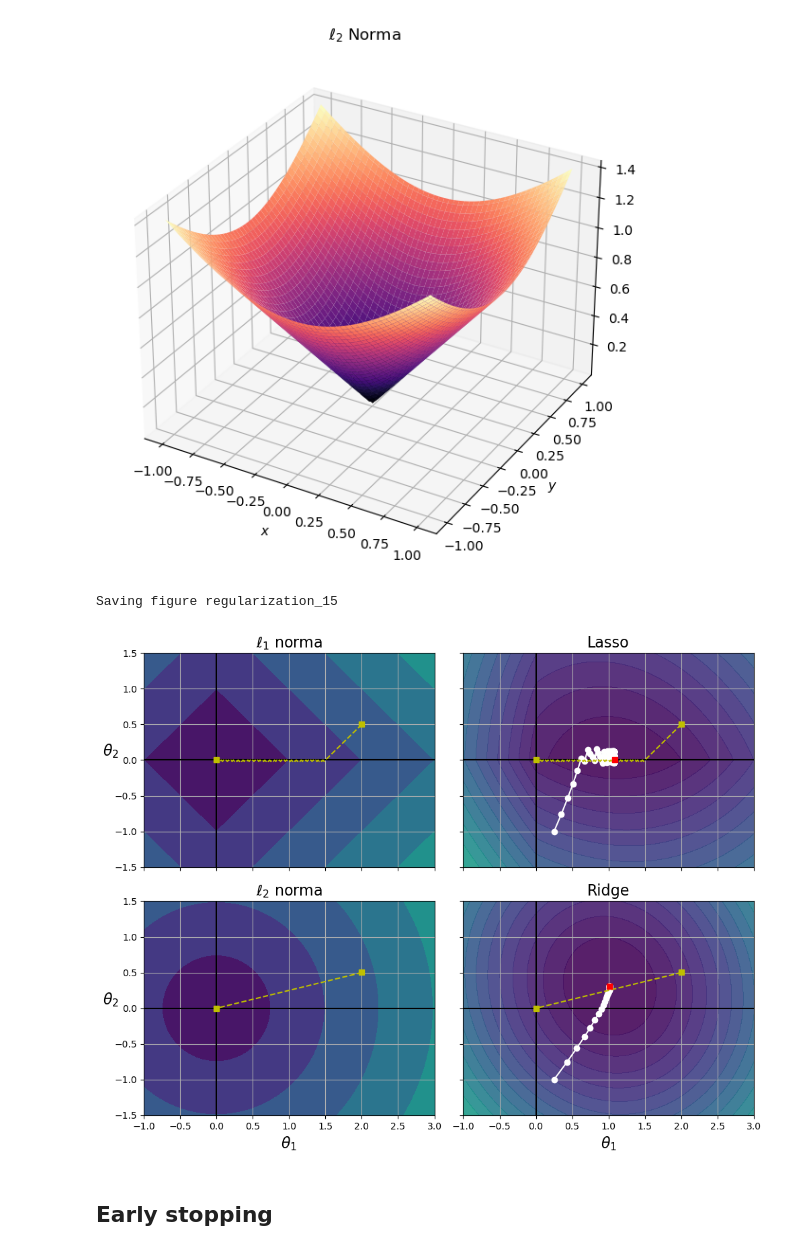
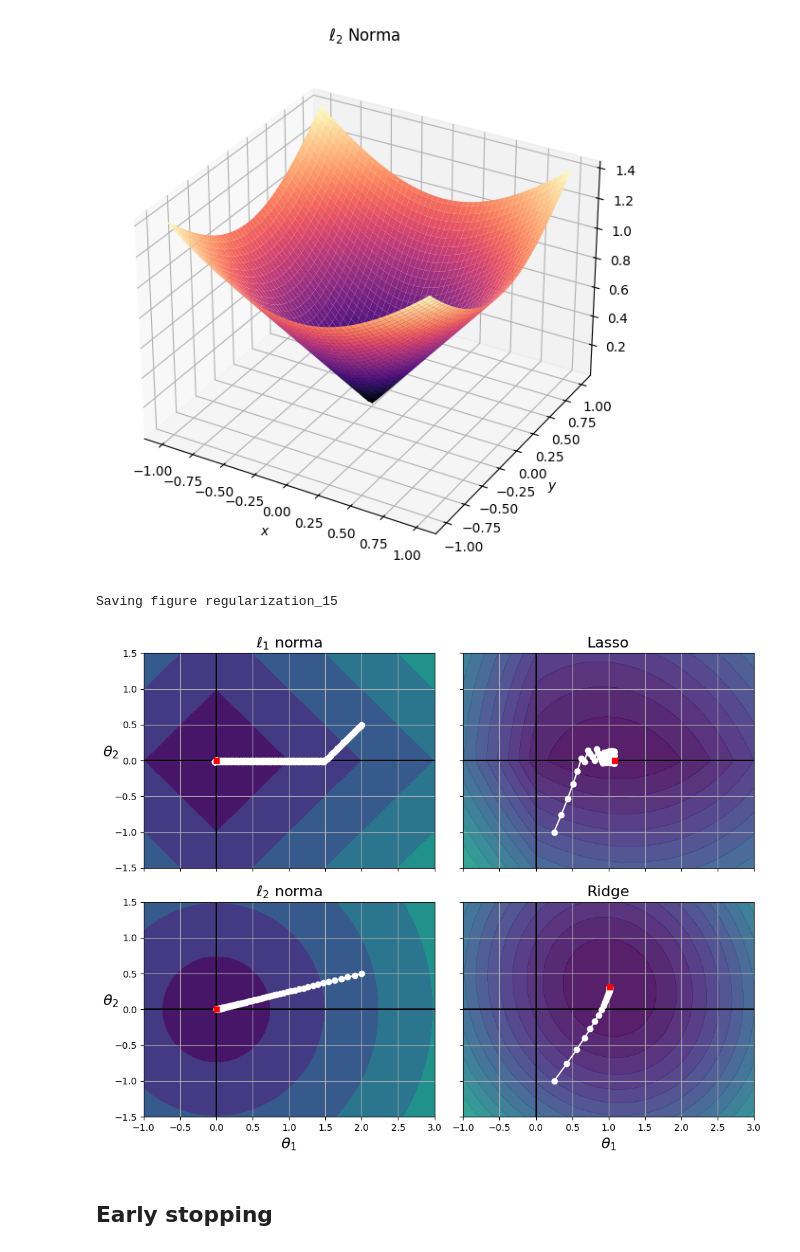
Before and after one commit to basictask/Elemzesmodszertan, a Jupyter notebook: 3_regularization/doc/images/3_regularization.ipynb, the cells around one changed output. Drawn from its saved outputs; the diff is of its cells as text; code cells hidden in the pictures.

```diff
--- a/3_regularization/doc/images/3_regularization.ipynb
+++ b/3_regularization/doc/images/3_regularization.ipynb
@@ -409,40 +396,40 @@ for i, N, l1, l2, title in ((0, N1, 2., 0, "Lasso"), (1, N2, 0,  2., "Ridge")):
     path_JR = bgd_path(t_init, Xr, yr, l1, l2)
     path_N = bgd_path(np.array([[2.0], [0.5]]), Xr, yr, np.sign(l1)/3, np.sign(l2), core=0)
 
     ax = axes[i, 0]
     ax.grid(True)
     ax.axhline(y=0, color='k')
     ax.axvline(x=0, color='k')
     ax.contourf(t1, t2, N / 2., levels=levelsN)
-    ax.plot(path_N[:, 0], path_N[:, 1], "y--")
-    ax.plot(0, 0, "ys")
-    ax.plot(t1_min, t2_min, "ys")
+    ax.plot(path_N[:, 0], path_N[:, 1], "w-o")
+    ax.plot(0, 0, "rs")
+    #ax.plot(t1_min, t2_min, "ys")
     ax.set_title(r"$\ell_{}$ norma".format(i + 1), fontsize=16)
     ax.axis([t1a, t1b, t2a, t2b])
     if i == 1:
         ax.set_xlabel(r"$\theta_1$", fontsize=16)
     ax.set_ylabel(r"$\theta_2$", fontsize=16, rotation=0)
 
     ax = axes[i, 1]
     ax.grid(True)
     ax.axhline(y=0, color='k')
     ax.axvline(x=0, color='k')
     ax.contourf(t1, t2, JR, levels=levelsJR, alpha=0.9)
     ax.plot(path_JR[:, 0], path_JR[:, 1], "w-o")
-    ax.plot(path_N[:, 0], path_N[:, 1], "y--")
-    ax.plot(0, 0, "ys")
-    ax.plot(t1_min, t2_min, "ys")
+    #ax.plot(path_N[:, 0], path_N[:, 1], "y--")
+    #ax.plot(0, 0, "ys")
+    #ax.plot(t1_min, t2_min, "ys")
     ax.plot(t1r_min, t2r_min, "rs")
     ax.set_title(title, fontsize=16)
     ax.axis([t1a, t1b, t2a, t2b])
     if i == 1:
         ax.set_xlabel(r"$\theta_1$", fontsize=16)
 
 save_fig("regularization_15")
 plt.show()
 # %% [output]
 Saving figure regularization_15
-[figure, old version]
+[figure, new version]
 # %% [markdown]
 ## Early stopping
 # %%
```
Also changed, not shown: parts of 11 cells of this notebook, 16 other files.
